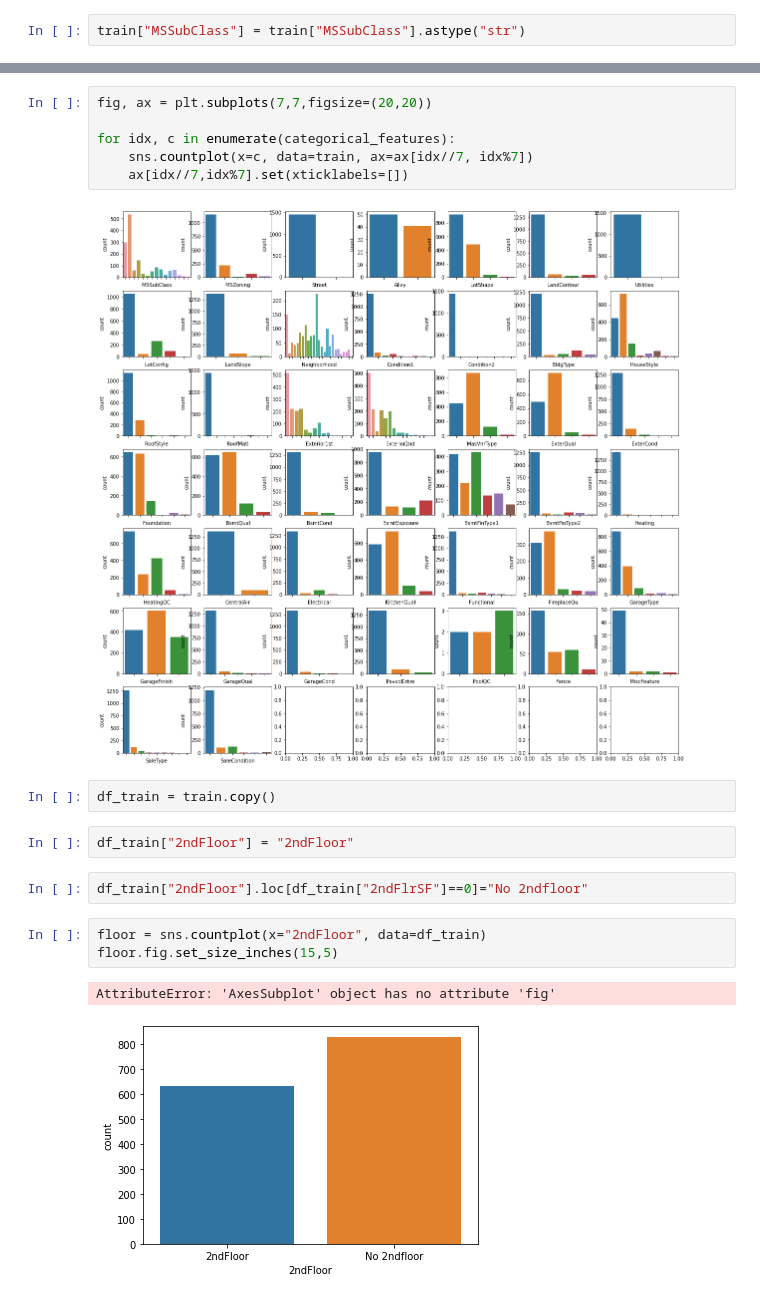
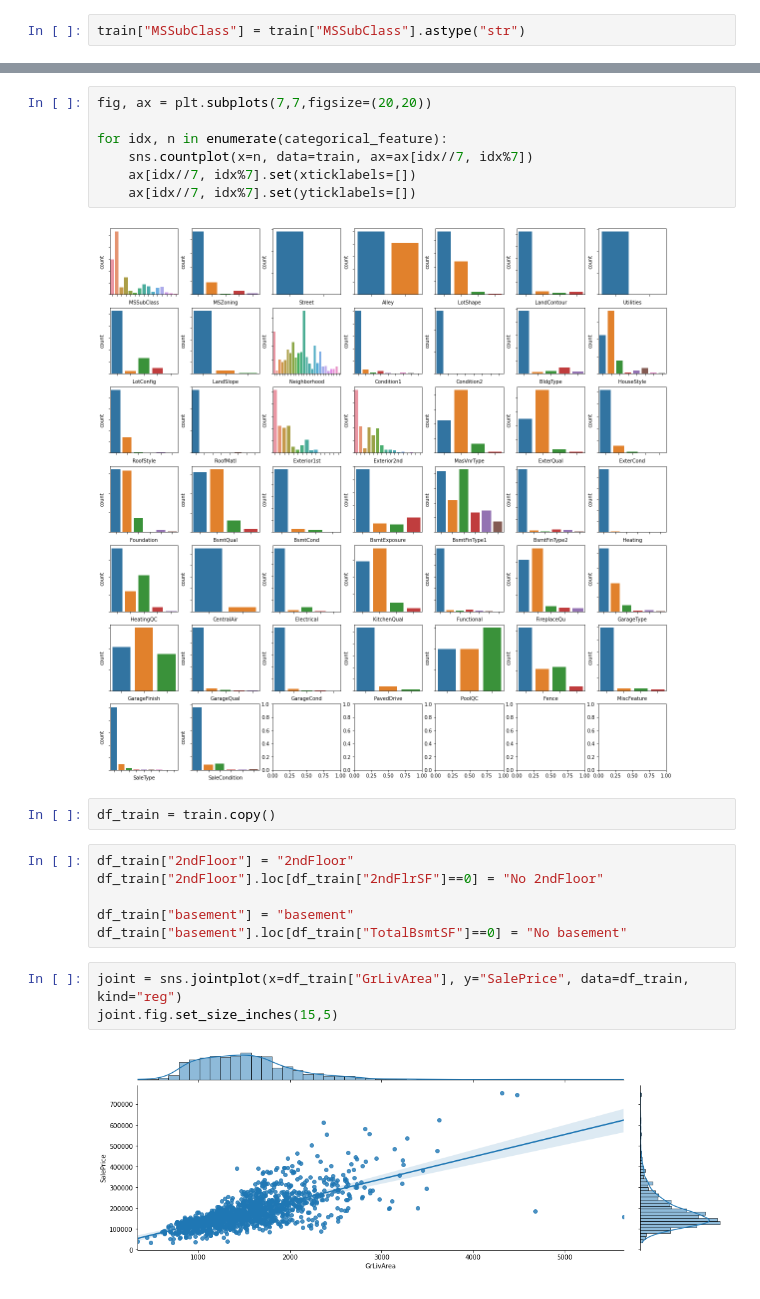
Before and after one commit to kish191919/Python_Project, a Jupyter notebook: house-prices-advanced-regression-techniques/house_prices_advanced_regression_techniques_1.ipynb, the cells around one changed output, grey strips where cells are left out. Cells and saved outputs as stored; diff of their text form.

```diff
--- a/house-prices-advanced-regression-techniques/house_prices_advanced_regression_techniques_1.ipynb
+++ b/house-prices-advanced-regression-techniques/house_prices_advanced_regression_techniques_1.ipynb
@@ -113,20 +117,22 @@ len(categorical_features)
 # %%
 fig, ax = plt.subplots(7,7,figsize=(20,20))
 
-for idx, c in enumerate(categorical_features):
-    sns.countplot(x=c, data=train, ax=ax[idx//7, idx%7])
-    ax[idx//7,idx%7].set(xticklabels=[])
+for idx, n in enumerate(categorical_feature):
+    sns.countplot(x=n, data=train, ax=ax[idx//7, idx%7])
+    ax[idx//7, idx%7].set(xticklabels=[])
+    ax[idx//7, idx%7].set(yticklabels=[])
 # %% [output]
-[figure, old version]
+[figure, new version]
 # %%
 df_train = train.copy()
-# %%
-df_train["2ndFloor"] = "2ndFloor"
 # %%
-df_train["2ndFloor"].loc[df_train["2ndFlrSF"]==0]="No 2ndfloor"
+df_train["2ndFloor"] = "2ndFloor"
+df_train["2ndFloor"].loc[df_train["2ndFlrSF"]==0] = "No 2ndFloor"
+
+df_train["basement"] = "basement"
+df_train["basement"].loc[df_train["TotalBsmtSF"]==0] = "No basement"
 # %%
-floor = sns.countplot(x="2ndFloor", data=df_train)
-floor.fig.set_size_inches(15,5)
+joint = sns.jointplot(x=df_train["GrLivArea"], y="SalePrice", data=df_train, kind="reg")
+joint.fig.set_size_inches(15,5)
 # %% [output]
-AttributeError: 'AxesSubplot' object has no attribute 'fig'
-[figure, old version]
+[figure, new version]
```
Also changed, not shown: parts of 15 cells of this notebook.
